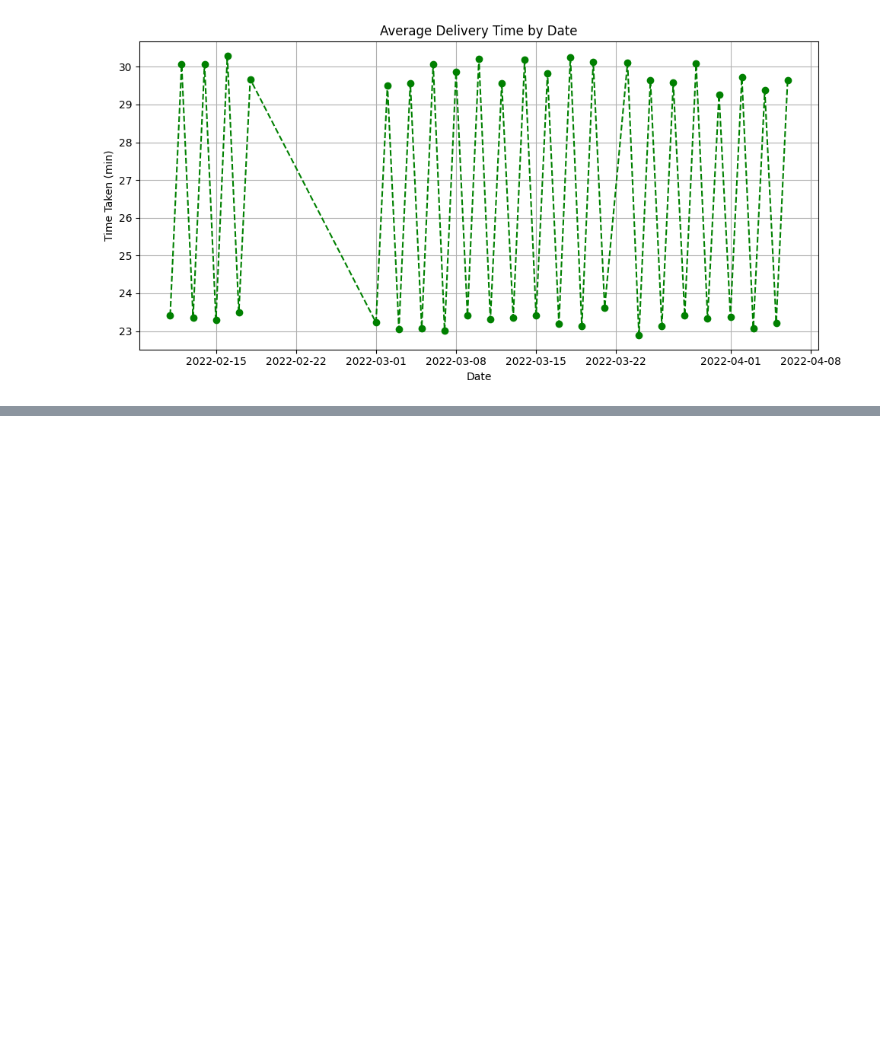
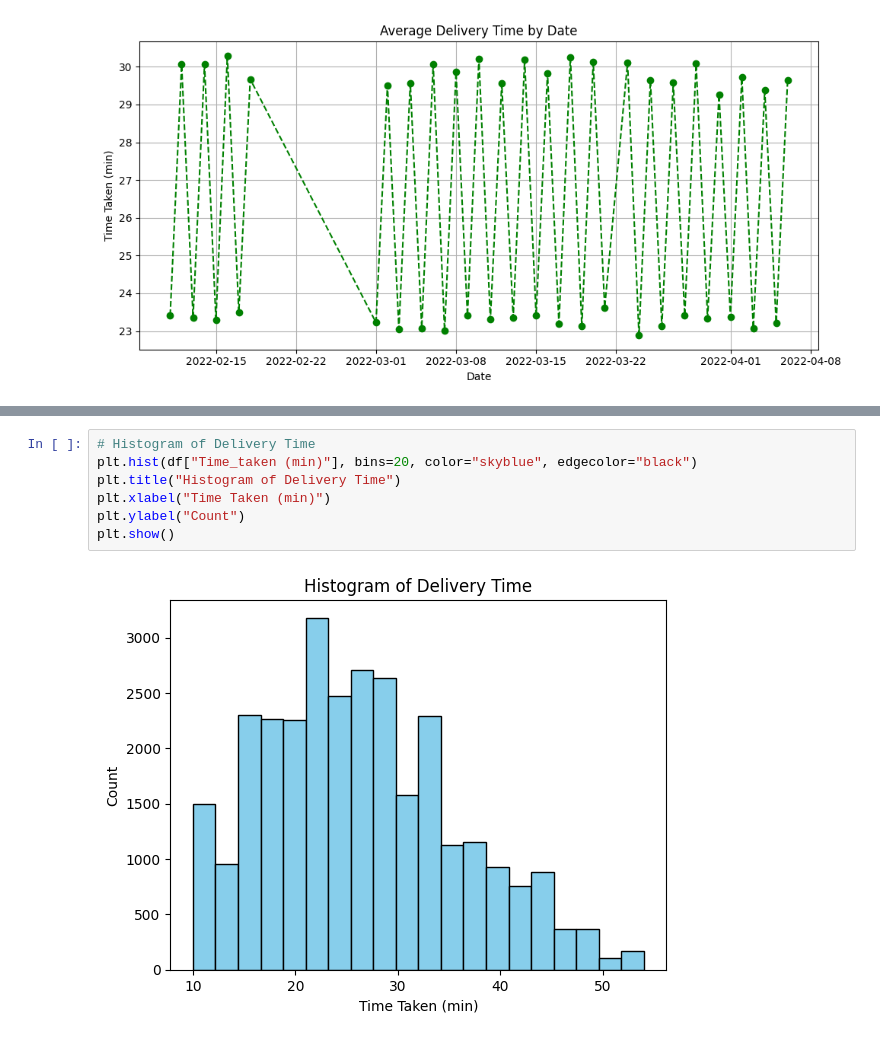
Before and after one commit to RahulArra/Zomato-Order-Analysis, a Jupyter notebook: DAV_ASSIGN_202.ipynb, the cells around one changed output, grey strips where cells are left out. Cells and saved outputs as stored; diff of their text form; blank space fills up the shorter version.

```diff
--- a/DAV_ASSIGN_202.ipynb
+++ b/DAV_ASSIGN_202.ipynb
@@ -779,0 +800,9 @@ NameError: name 'plt' is not defined
+# %%
+# Histogram of Delivery Time
+plt.hist(df["Time_taken (min)"], bins=20, color="skyblue", edgecolor="black")
+plt.title("Histogram of Delivery Time")
+plt.xlabel("Time Taken (min)")
+plt.ylabel("Count")
+plt.show()
+# %% [output]
+[figure, added]
```
Also changed, not shown: parts of 9 cells of this notebook.
